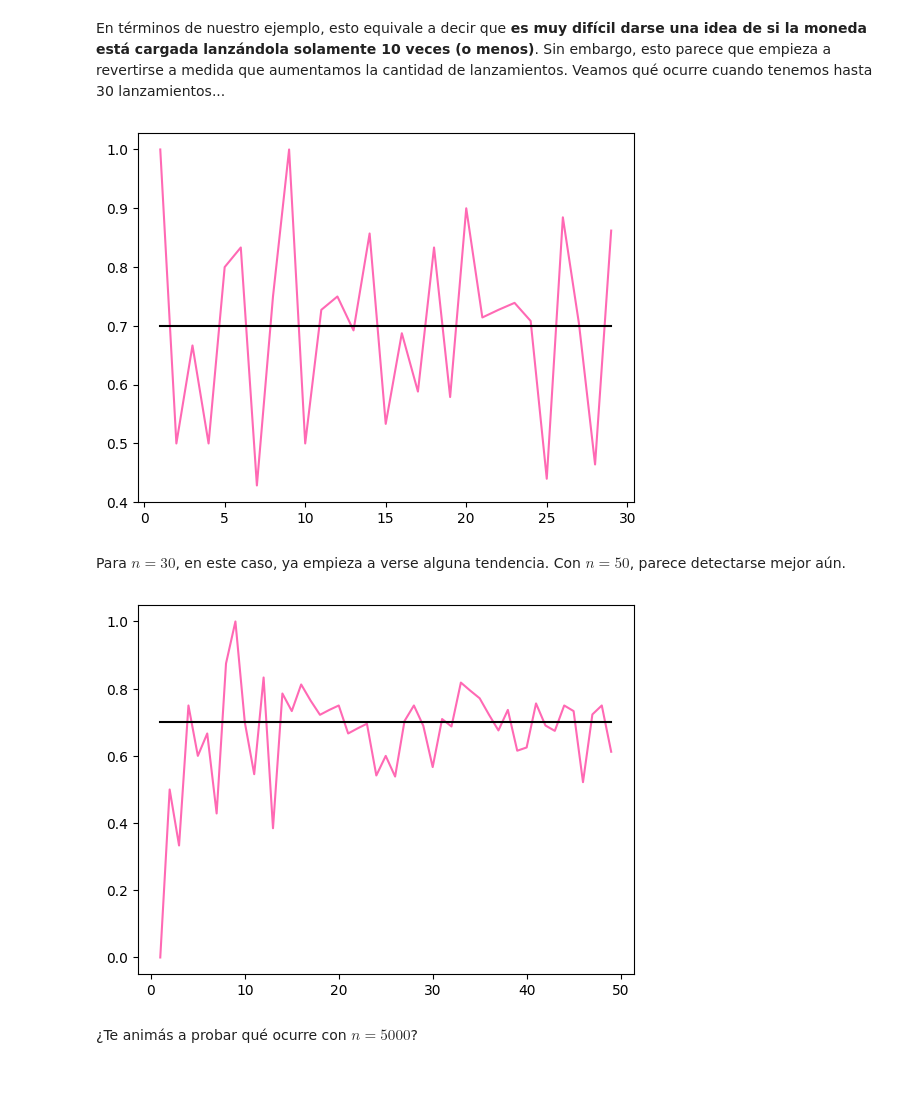
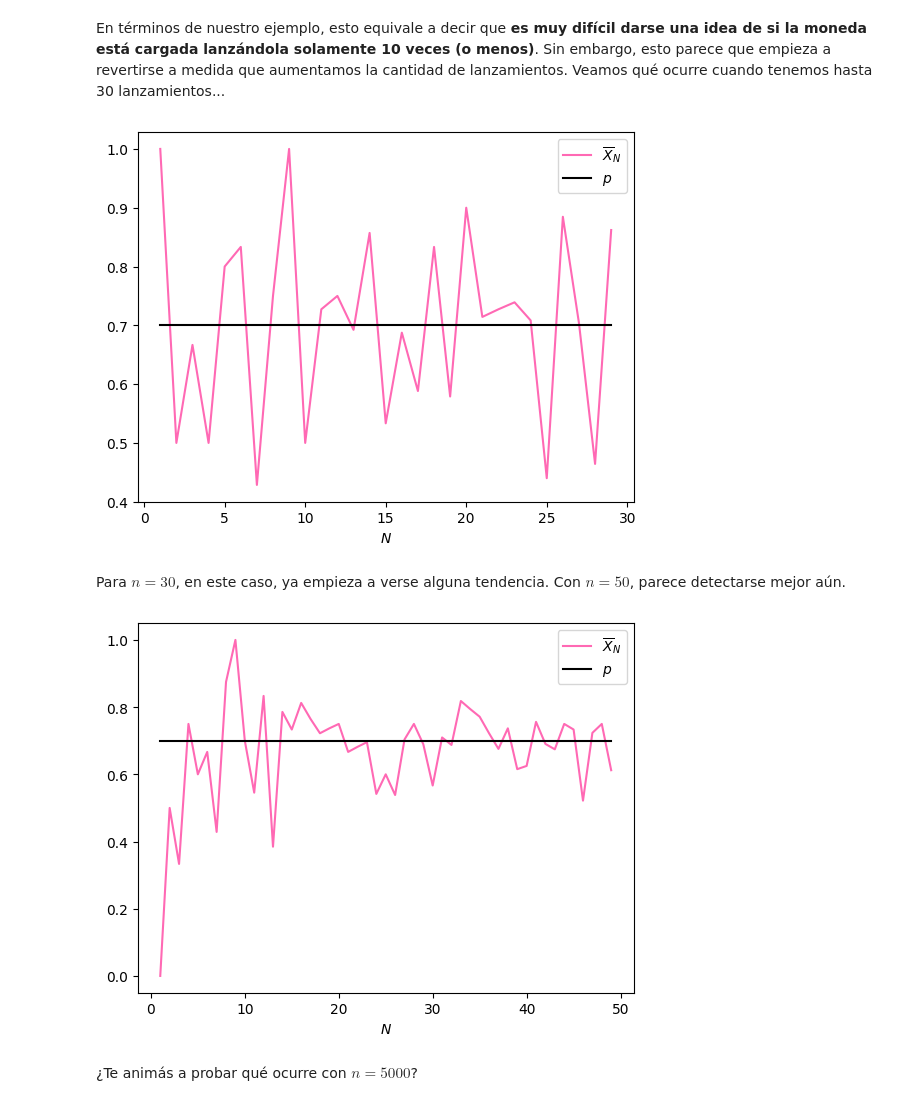
Before and after one commit to daniellaparada/PyE-TDS, a Jupyter notebook: 4_Simulación_de_resultados_de_convergencia.ipynb, the cells around one changed output. Drawn from its saved outputs; the diff is of its cells as text; code cells hidden in the pictures; blank space fills up the shorter version.

```diff
--- a/4_Simulación_de_resultados_de_convergencia.ipynb
+++ b/4_Simulación_de_resultados_de_convergencia.ipynb
@@ -140,11 +144,13 @@ En términos de nuestro ejemplo, esto equivale a decir que **es muy difícil dar
 # %%
 N=30
 enes = range(1,N)
 proba = [0.7 for n in enes]
-plt.plot(enes,[proporcion_estimada(n) for n in enes], color='hotpink')
-plt.plot(enes,proba, color='black');
+plt.plot(enes,[proporcion_estimada(n) for n in enes], color='hotpink', label='$\overline{X}_N$')
+plt.plot(enes,proba, color='black', label='$p$')
+plt.xlabel('$N$')
+plt.legend();
 # %% [output]
-[figure, old version]
+[figure, new version]
 # %% [markdown]
 Para $n=30$, en este caso, ya empieza a verse alguna tendencia. Con $n=50$, parece detectarse mejor aún.
 # %%
@@ -152,10 +158,12 @@ N=50
 rd.seed(123)
 enes = range(1,N)
 proba = [0.7 for n in enes]
-plt.plot(enes,[proporcion_estimada(n) for n in enes], color='hotpink')
-plt.plot(enes,proba, color='black');
+plt.plot(enes,[proporcion_estimada(n) for n in enes], color='hotpink', label='$\overline{X}_N$')
+plt.plot(enes,proba, color='black', label='$p$')
+plt.xlabel('$N$')
+plt.legend();
 # %% [output]
-[figure, old version]
+[figure, new version]
 # %% [markdown]
 ¿Te animás a probar qué ocurre con $n=5000$?
 # %% [markdown]
```
Also changed, not shown: parts of 25 cells of this notebook.
